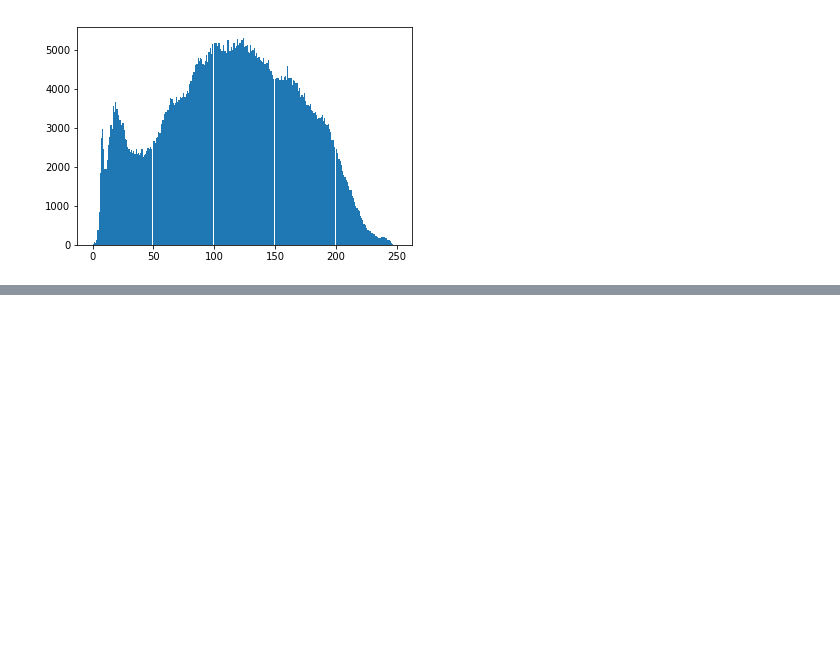
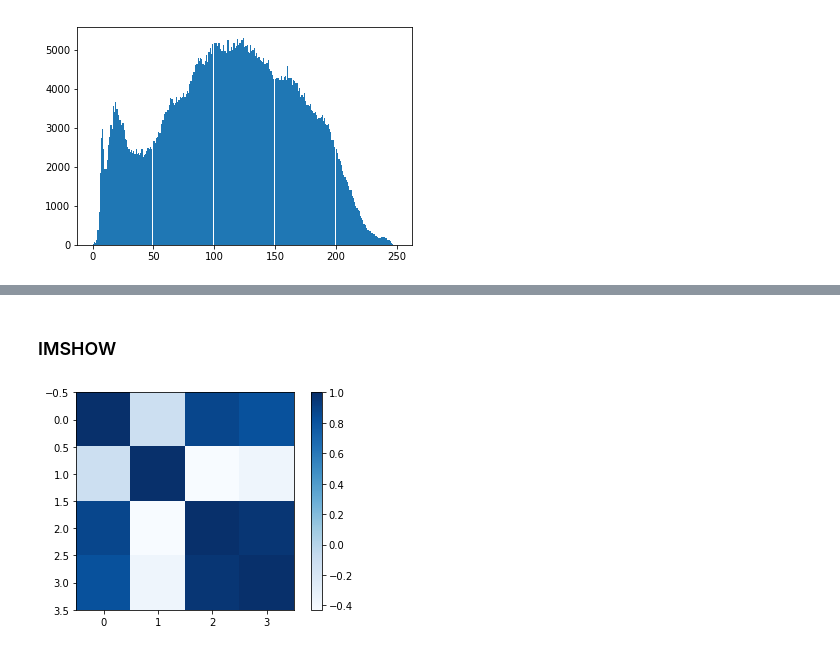
Before and after one commit to FatimaMoqran/Numpy-and-Visualisation, a Jupyter notebook: Datavisualisation_dataset.ipynb, the cells around one changed output, grey strips where cells are left out. Cells and saved outputs as stored; diff of their text form; code cells hidden in the pictures; blank space fills up the shorter version.

Commit message:
add imshow

```diff
--- a/Datavisualisation_dataset.ipynb
+++ b/Datavisualisation_dataset.ipynb
@@ -130,0 +146,9 @@ plt.show()
+# %% [markdown]
+### IMSHOW
+# %%
+#permet d'afficher des matrices
+plt.imshow(np.corrcoef(x.T), cmap='Blues')
+plt.colorbar()
+plt.show()
+# %% [output]
+[figure, added]
```
Also changed, not shown: parts of 3 cells of this notebook.
